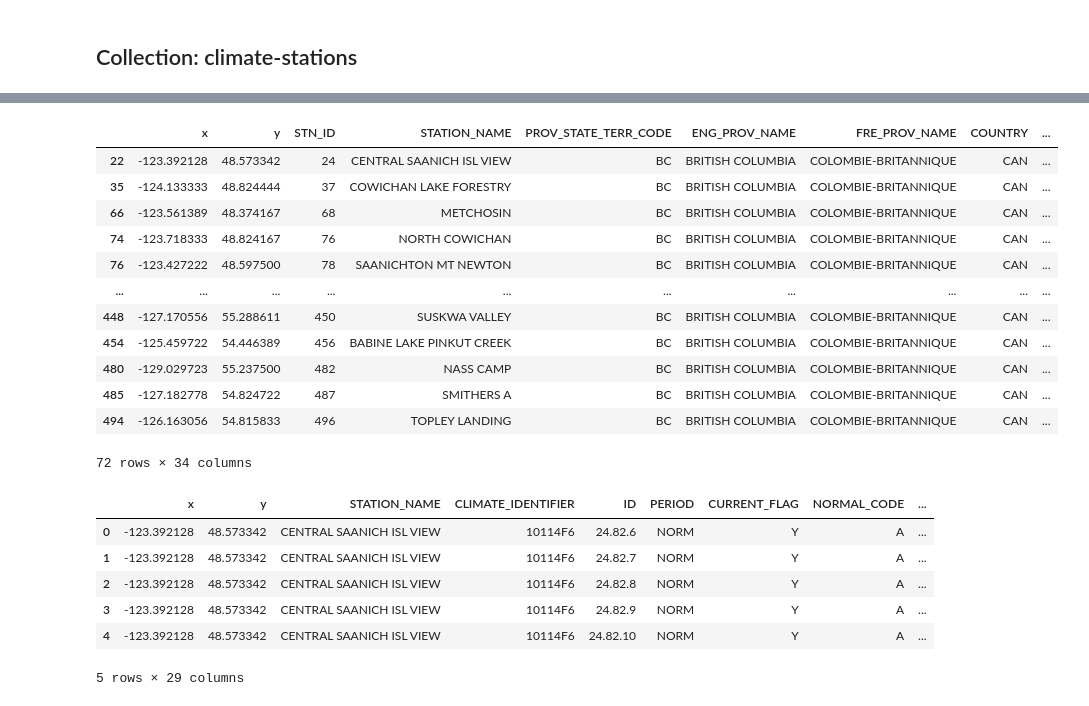
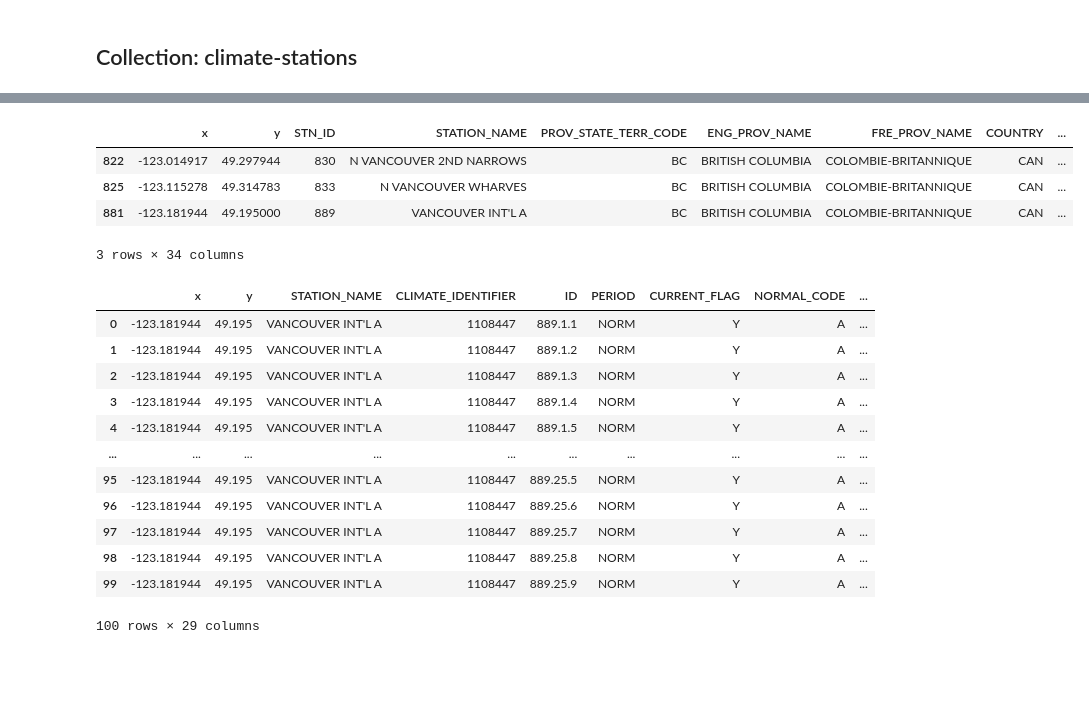
Before and after one commit to tedscott/SideProjects, a Jupyter notebook: Weather2_0/ECCC_API_Examples.ipynb, the cells around one changed output, grey strips where cells are left out. Drawn from its saved outputs; the diff is of its cells as text; code cells hidden in the pictures; blank space fills up the shorter version.

Commit message:
more API testing to get normals and projections

```diff
--- a/Weather2_0/ECCC_API_Examples.ipynb
+++ b/Weather2_0/ECCC_API_Examples.ipynb
@@ -128,20 +149,13 @@ https://api.weather.gc.ca/collections/climate-stations/items/?ENG_PROV_NAME=BRIT
 # %%
 # which ones have climate normals?
-df.query("HAS_NORMALS_DATA == 'Y'")
+# help from https://stackoverflow.com/questions/44933071/select-rows-by-partial-string-with-query-with-pandas
+df.query("HAS_NORMALS_DATA == 'Y' & STATION_NAME.str.contains('VANCOUVER')")
 # %% [output]
 |  | x | y | STN_ID | STATION_NAME | PROV_STATE_TERR_CODE | ENG_PROV_NAME | FRE_PROV_NAME | COUNTRY | ... |
-| 22 | -123.392128 | 48.573342 | 24 | CENTRAL SAANICH ISL VIEW | BC | BRITISH COLUMBIA | COLOMBIE-BRITANNIQUE | CAN | ... |
-| 35 | -124.133333 | 48.824444 | 37 | COWICHAN LAKE FORESTRY | BC | BRITISH COLUMBIA | COLOMBIE-BRITANNIQUE | CAN | ... |
-| 66 | -123.561389 | 48.374167 | 68 | METCHOSIN | BC | BRITISH COLUMBIA | COLOMBIE-BRITANNIQUE | CAN | ... |
-| 74 | -123.718333 | 48.824167 | 76 | NORTH COWICHAN | BC | BRITISH COLUMBIA | COLOMBIE-BRITANNIQUE | CAN | ... |
-| 76 | -123.427222 | 48.597500 | 78 | SAANICHTON MT NEWTON | BC | BRITISH COLUMBIA | COLOMBIE-BRITANNIQUE | CAN | ... |
-| ... | ... | ... | ... | ... | ... | ... | ... | ... | ... |
-| 448 | -127.170556 | 55.288611 | 450 | SUSKWA VALLEY | BC | BRITISH COLUMBIA | COLOMBIE-BRITANNIQUE | CAN | ... |
-| 454 | -125.459722 | 54.446389 | 456 | BABINE LAKE PINKUT CREEK | BC | BRITISH COLUMBIA | COLOMBIE-BRITANNIQUE | CAN | ... |
-| 480 | -129.029723 | 55.237500 | 482 | NASS CAMP | BC | BRITISH COLUMBIA | COLOMBIE-BRITANNIQUE | CAN | ... |
-| 485 | -127.182778 | 54.824722 | 487 | SMITHERS A | BC | BRITISH COLUMBIA | COLOMBIE-BRITANNIQUE | CAN | ... |
-| 494 | -126.163056 | 54.815833 | 496 | TOPLEY LANDING | BC | BRITISH COLUMBIA | COLOMBIE-BRITANNIQUE | CAN | ... |
+| 822 | -123.014917 | 49.297944 | 830 | N VANCOUVER 2ND NARROWS | BC | BRITISH COLUMBIA | COLOMBIE-BRITANNIQUE | CAN | ... |
+| 825 | -123.115278 | 49.314783 | 833 | N VANCOUVER WHARVES | BC | BRITISH COLUMBIA | COLOMBIE-BRITANNIQUE | CAN | ... |
+| 881 | -123.181944 | 49.195000 | 889 | VANCOUVER INT'L A | BC | BRITISH COLUMBIA | COLOMBIE-BRITANNIQUE | CAN | ... |
-72 rows × 34 columns
+3 rows × 34 columns
 # %%
 ## maybe can try to above query for climate normals using this filtered list above
 # %%
@@ -153,7 +167,8 @@ query = {
     #"datetime": "2026-10-05", # all items from 2026-10-05 onward
     #"datetime": "1840-03-01 00:00:00/2021-06-02 00:00:00",
     #"bbox": "-123.25,49,-123.0,49.25",# minX, minY, maxX, maxY
-    "STN_ID": "24", # Vancouver Intl A
+    #"STN_ID": "118", # Victoria Intl A
+    "STN_ID": "889", # Vancouver Int'l A
     #"properties": "VALUE",
     #"sortby": "LOCAL_DATE",
     "f": "csv"
@@ -163,13 +178,19 @@ url = f"{api}?{urlencode(query)}"
 
 # Use pandas to convert the csv output to a data frame.
 with urlopen(url=str(url)) as req:
-    df = pd.read_csv(req)
-df.sort_index().head()
+    df_norms = pd.read_csv(req)
+df_norms.sort_index().head(100)
 # %% [output]
 |  | x | y | STATION_NAME | CLIMATE_IDENTIFIER | ID | PERIOD | CURRENT_FLAG | NORMAL_CODE | ... |
-| 0 | -123.392128 | 48.573342 | CENTRAL SAANICH ISL VIEW | 10114F6 | 24.82.6 | NORM | Y | A | ... |
-| 1 | -123.392128 | 48.573342 | CENTRAL SAANICH ISL VIEW | 10114F6 | 24.82.7 | NORM | Y | A | ... |
-| 2 | -123.392128 | 48.573342 | CENTRAL SAANICH ISL VIEW | 10114F6 | 24.82.8 | NORM | Y | A | ... |
-| 3 | -123.392128 | 48.573342 | CENTRAL SAANICH ISL VIEW | 10114F6 | 24.82.9 | NORM | Y | A | ... |
-| 4 | -123.392128 | 48.573342 | CENTRAL SAANICH ISL VIEW | 10114F6 | 24.82.10 | NORM | Y | A | ... |
+| 0 | -123.181944 | 49.195 | VANCOUVER INT'L A | 1108447 | 889.1.1 | NORM | Y | A | ... |
+| 1 | -123.181944 | 49.195 | VANCOUVER INT'L A | 1108447 | 889.1.2 | NORM | Y | A | ... |
+| 2 | -123.181944 | 49.195 | VANCOUVER INT'L A | 1108447 | 889.1.3 | NORM | Y | A | ... |
+| 3 | -123.181944 | 49.195 | VANCOUVER INT'L A | 1108447 | 889.1.4 | NORM | Y | A | ... |
+| 4 | -123.181944 | 49.195 | VANCOUVER INT'L A | 1108447 | 889.1.5 | NORM | Y | A | ... |
+| ... | ... | ... | ... | ... | ... | ... | ... | ... | ... |
+| 95 | -123.181944 | 49.195 | VANCOUVER INT'L A | 1108447 | 889.25.5 | NORM | Y | A | ... |
+| 96 | -123.181944 | 49.195 | VANCOUVER INT'L A | 1108447 | 889.25.6 | NORM | Y | A | ... |
+| 97 | -123.181944 | 49.195 | VANCOUVER INT'L A | 1108447 | 889.25.7 | NORM | Y | A | ... |
+| 98 | -123.181944 | 49.195 | VANCOUVER INT'L A | 1108447 | 889.25.8 | NORM | Y | A | ... |
+| 99 | -123.181944 | 49.195 | VANCOUVER INT'L A | 1108447 | 889.25.9 | NORM | Y | A | ... |
-5 rows × 29 columns
+100 rows × 29 columns
```
Also changed, not shown: parts of 32 cells of this notebook, 2 other files.
